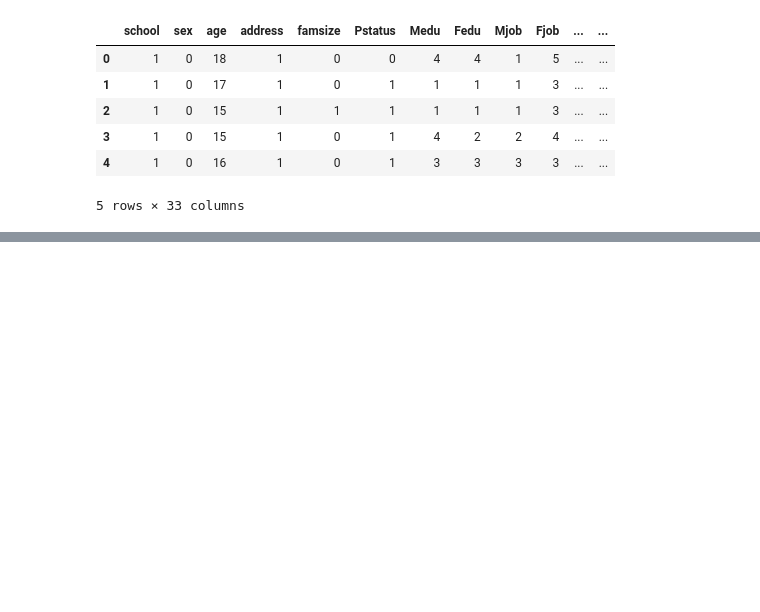
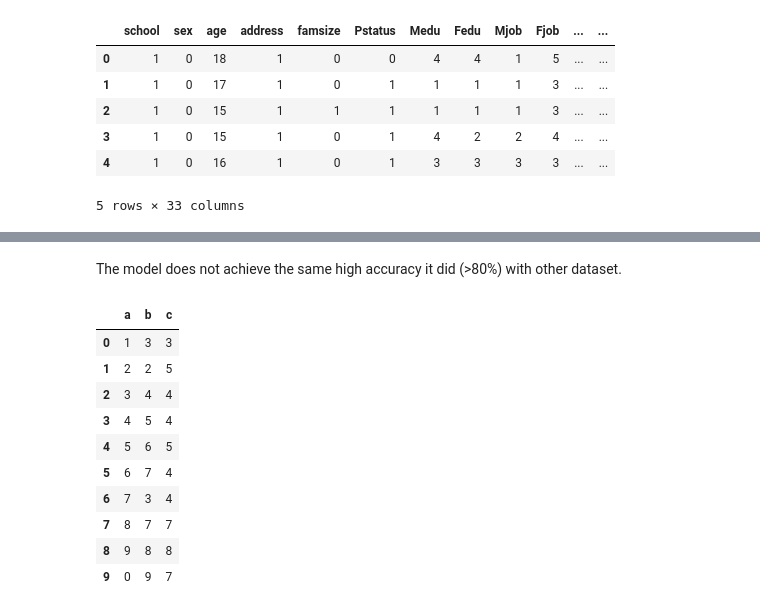
Before and after one commit to Ng-ethe/LearningAnalytics-EducationalDataMining, a Jupyter notebook: trialcode.ipynb, the cells around one changed output, grey strips where cells are left out. Drawn from its saved outputs; the diff is of its cells as text; code cells hidden in the pictures; blank space fills up the shorter version.

```diff
--- a/trialcode.ipynb
+++ b/trialcode.ipynb
@@ -425,0 +617,23 @@ plt.show()
+# %% [markdown]
+The model does not achieve the same high accuracy it did (>80%) with other dataset.
+# %%
+b = {
+    'a': [1,2,3,4,5,6,7,8,9,0],
+    'b': [3,2,4,5,6,7,3,7,8,9],
+    'c': [3,5,4,4,5,4,4,7,8,7],
+    'd': [0,9,8,7,6,5,4,3,2,1]
+}
+b = pd.DataFrame.from_dict(b)
+b.iloc[:, 0:3]
+# %% [output]
+|  | a | b | c |
+| 0 | 1 | 3 | 3 |
+| 1 | 2 | 2 | 5 |
+| 2 | 3 | 4 | 4 |
+| 3 | 4 | 5 | 4 |
+| 4 | 5 | 6 | 5 |
+| 5 | 6 | 7 | 4 |
+| 6 | 7 | 3 | 4 |
+| 7 | 8 | 7 | 7 |
+| 8 | 9 | 8 | 8 |
+| 9 | 0 | 9 | 7 |
```
Also changed, not shown: parts of 52 cells of this notebook, 7 other files.
